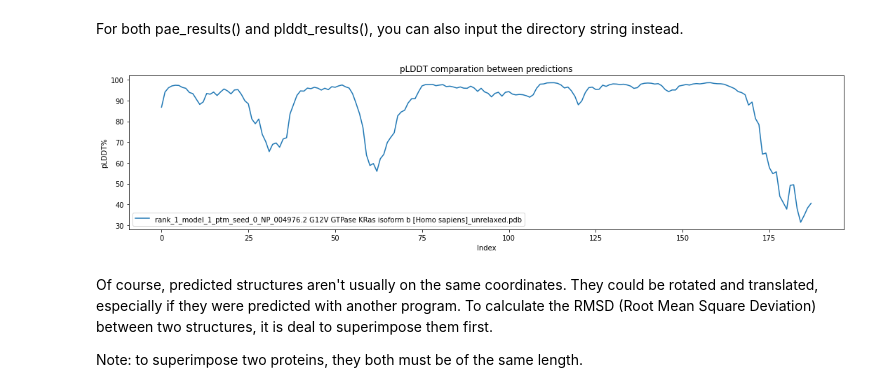
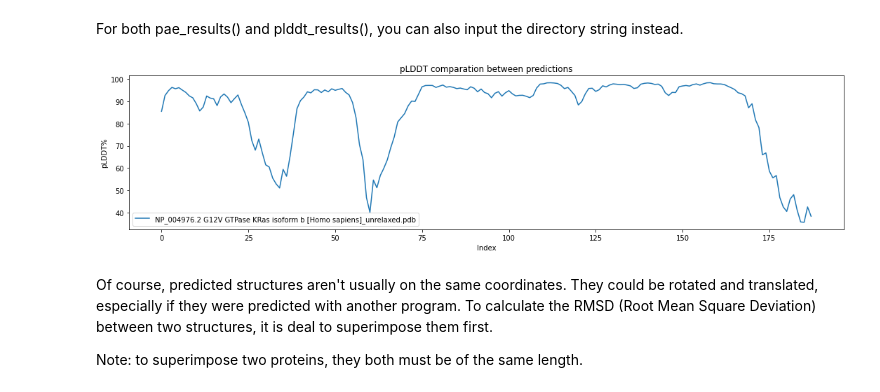
Before and after one commit to AngieLCerrutti/AlphaFoldXplore, a Jupyter notebook: example/AlphaFoldXplore_example.ipynb, the cells around one changed output. Saved outputs shown, nothing was run; the diff lists cells and outputs as text; code cells hidden in the pictures.

```diff
--- a/example/AlphaFoldXplore_example.ipynb
+++ b/example/AlphaFoldXplore_example.ipynb
@@ -76,9 +83,9 @@ afx.plddt_results(plddt_files[list(plddt_files)[0]], plddt_files[list(plddt_file
 # %% [markdown]
 For both pae_results() and plddt_results(), you can also input the directory string instead.
 # %%
-afx.plddt_results("pdb_files/rank_1_model_1_ptm_seed_0_NP_004976.2 G12V GTPase KRas isoform b [Homo sapiens]_unrelaxed.pdb")
+afx.plddt_results("pdb_files/NP_004976.2 G12V GTPase KRas isoform b [Homo sapiens]_unrelaxed.pdb")
 # %% [output]
-[figure, old version]
+[figure, new version]
 # %% [markdown]
 Of course, predicted structures aren't usually on the same coordinates. They could be rotated and translated, especially if they were predicted with another program. To calculate the RMSD (Root Mean Square Deviation) between two structures, it is deal to superimpose them first.
 
```
Also changed, not shown: parts of 12 cells of this notebook.
